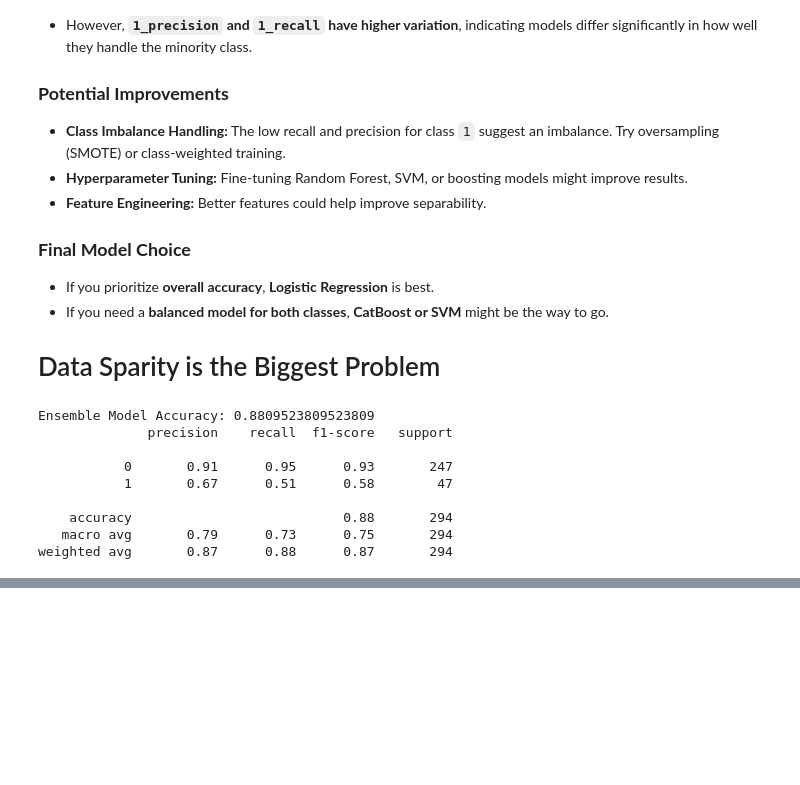
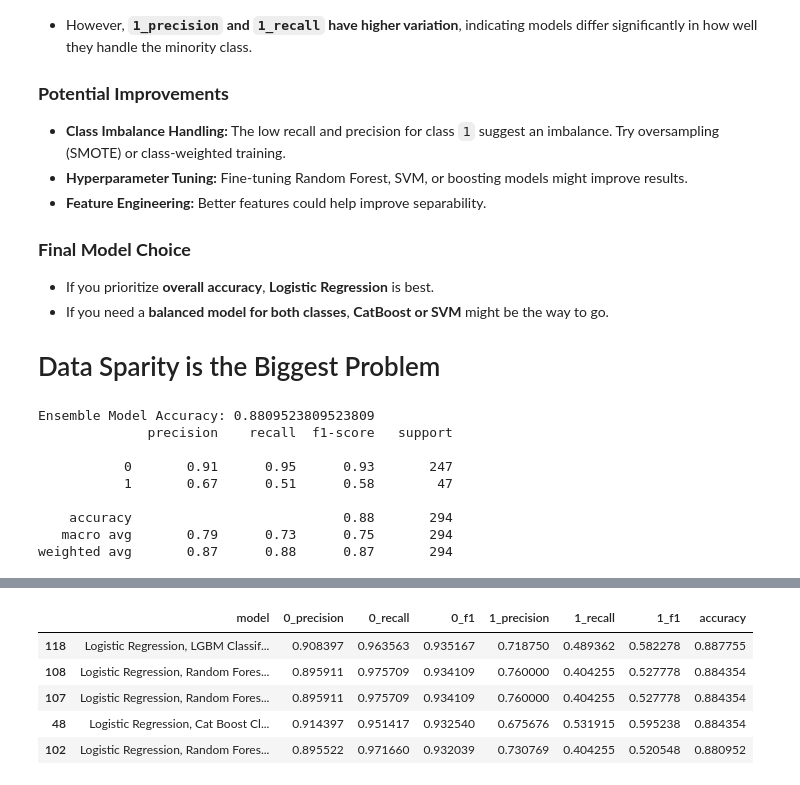
Before and after one commit to Sarthak-G0yal/PredictingEmployeeAttrition, a Jupyter notebook: notebook.ipynb, the cells around one changed output, grey strips where cells are left out. Saved outputs shown, nothing was run; the diff lists cells and outputs as text; code cells hidden in the pictures; blank space fills up the shorter version.

```diff
--- a/notebook.ipynb
+++ b/notebook.ipynb
@@ -355,0 +637,9 @@ weighted avg       0.87      0.88      0.87       294
+# %%
+df_results.head()
+# %% [output]
+|  | model | 0_precision | 0_recall | 0_f1 | 1_precision | 1_recall | 1_f1 | accuracy |
+| 118 | Logistic Regression, LGBM Classif... | 0.908397 | 0.963563 | 0.935167 | 0.718750 | 0.489362 | 0.582278 | 0.887755 |
+| 108 | Logistic Regression, Random Fores... | 0.895911 | 0.975709 | 0.934109 | 0.760000 | 0.404255 | 0.527778 | 0.884354 |
+| 107 | Logistic Regression, Random Fores... | 0.895911 | 0.975709 | 0.934109 | 0.760000 | 0.404255 | 0.527778 | 0.884354 |
+| 48 | Logistic Regression, Cat Boost Cl... | 0.914397 | 0.951417 | 0.932540 | 0.675676 | 0.531915 | 0.595238 | 0.884354 |
+| 102 | Logistic Regression, Random Fores... | 0.895522 | 0.971660 | 0.932039 | 0.730769 | 0.404255 | 0.520548 | 0.880952 |
```
Also changed, not shown: parts of 12 cells of this notebook, 1 other file.
